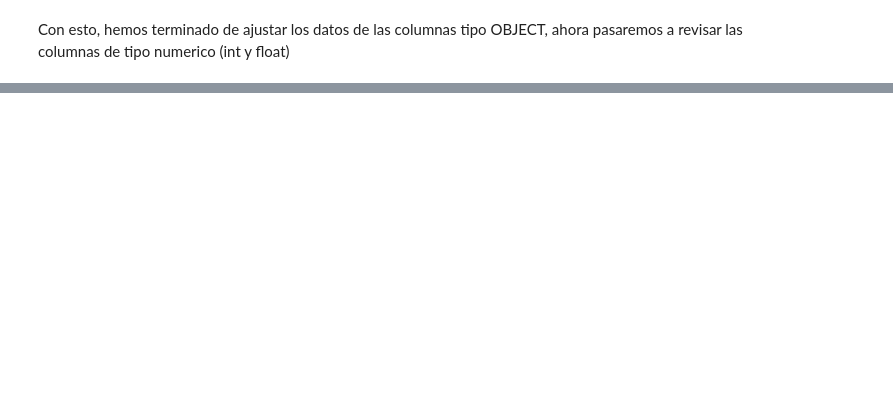
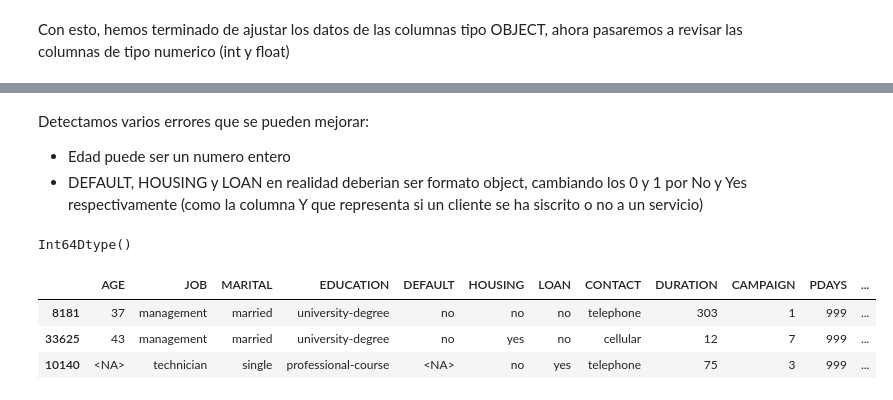
Before and after one commit to PalomaDA/DataProyect_EDA_Python, a Jupyter notebook: eda/flujo_proceso_eba.ipynb, the cells around one changed output, grey strips where cells are left out. Saved outputs shown, nothing was run; the diff lists cells and outputs as text; code cells hidden in the pictures; blank space fills up the shorter version.

```diff
--- a/eda/flujo_proceso_eba.ipynb
+++ b/eda/flujo_proceso_eba.ipynb
@@ -467,0 +492,4 @@ Con esto, hemos terminado de ajustar los datos de las columnas tipo OBJECT, ahor
+# %% [markdown]
+Detectamos varios errores que se pueden mejorar:
+- Edad puede ser un numero entero
+- DEFAULT, HOUSING y LOAN en realidad deberian ser formato object, cambiando los 0 y 1 por No y Yes respectivamente (como la columna Y que representa si un cliente se ha siscrito o no a un servicio)
@@ -467,0 +499,4 @@ Con esto, hemos terminado de ajustar los datos de las columnas tipo OBJECT, ahor
+# %%
+display(df_bank["AGE"].dtypes)
+# %% [output]
+Int64Dtype()
@@ -467,0 +508,7 @@ Con esto, hemos terminado de ajustar los datos de las columnas tipo OBJECT, ahor
+# %%
+df_bank.sample(3)
+# %% [output]
+|  | AGE | JOB | MARITAL | EDUCATION | DEFAULT | HOUSING | LOAN | CONTACT | DURATION | CAMPAIGN | PDAYS | ... |
+| 8181 | 37 | management | married | university-degree | no | no | no | telephone | 303 | 1 | 999 | ... |
+| 33625 | 43 | management | married | university-degree | no | yes | no | cellular | 12 | 7 | 999 | ... |
+| 10140 | <NA> | technician | single | professional-course | <NA> | no | yes | telephone | 75 | 3 | 999 | ... |
```
Also changed, not shown: parts of 21 cells of this notebook, 1 other file.
